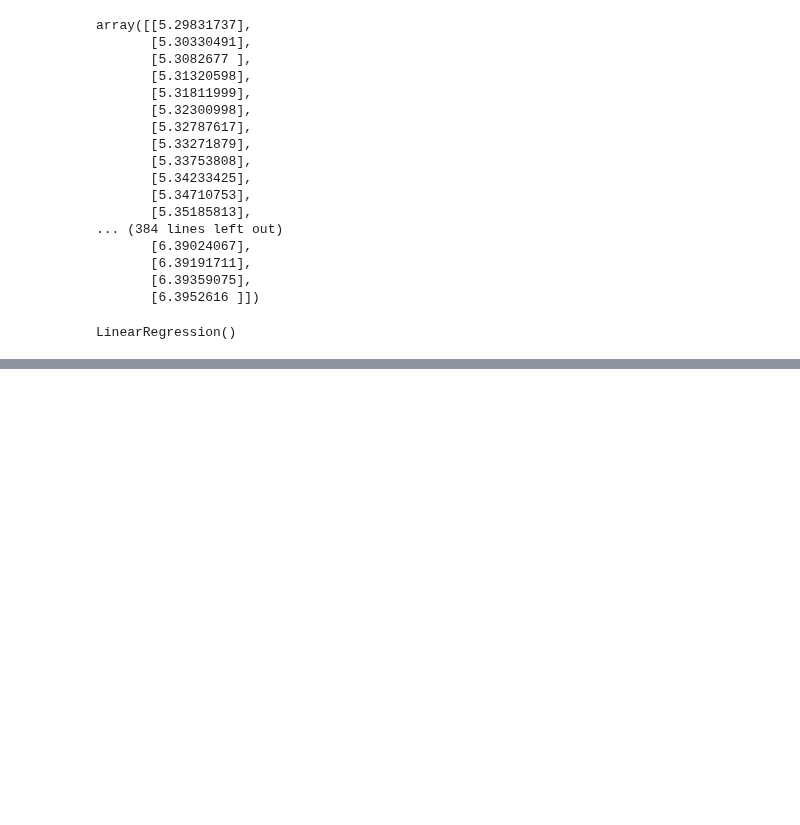
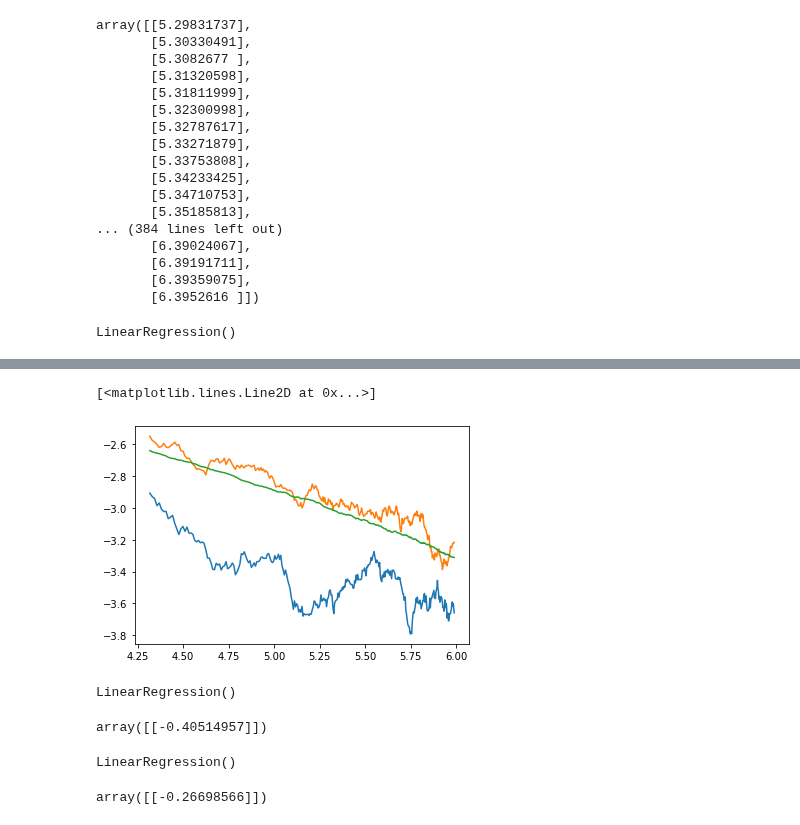
Before and after one commit to xValentim/Predator_Prey_NN, a Jupyter notebook: exponent_beta_nu_z.ipynb, the cells around one changed output, grey strips where cells are left out. Cells and saved outputs as stored; diff of their text form; code cells hidden in the pictures; blank space fills up the shorter version.

```diff
--- a/exponent_beta_nu_z.ipynb
+++ b/exponent_beta_nu_z.ipynb
@@ -86,0 +115,8 @@ plt.plot([5.4, 6.4], [ LR.predict([[5.4]])[0][0], LR.predict([[6.4]])[0][0] ])
+# %%
+plt.plot(np.log(data_policy4['time']//100)[75:400], np.log(data_policy4['rho'])[75:400])
+# plt.plot(np.log(data_policy3['time']//100)[10:400], np.log(data_policy3['rho'])[10:400])
+plt.plot(np.log(data_2['time']//100)[75:400], np.log(data_2['rho'])[75:400])
+plt.plot(np.log(data[0]['time']//100)[75:400], np.log(data[0]['rho'])[75:400])
+# %% [output]
+[<matplotlib.lines.Line2D at 0x...>]
+[figure, added]
@@ -86,0 +127,8 @@ plt.plot([5.4, 6.4], [ LR.predict([[5.4]])[0][0], LR.predict([[6.4]])[0][0] ])
+# %%
+reg_2.fit(X2.reshape(-1, 1), y2.reshape(-1, 1))
+# %% [output]
+LinearRegression()
+# %%
+reg_2.coef_
+# %% [output]
+array([[-0.40514957]])
@@ -86,0 +139,8 @@ plt.plot([5.4, 6.4], [ LR.predict([[5.4]])[0][0], LR.predict([[6.4]])[0][0] ])
+# %%
+reg_3.fit(X3.reshape(-1, 1), y3.reshape(-1, 1))
+# %% [output]
+LinearRegression()
+# %%
+reg_3.coef_
+# %% [output]
+array([[-0.26698566]])
```
Also changed, not shown: parts of 50 cells of this notebook, 47 other files.
